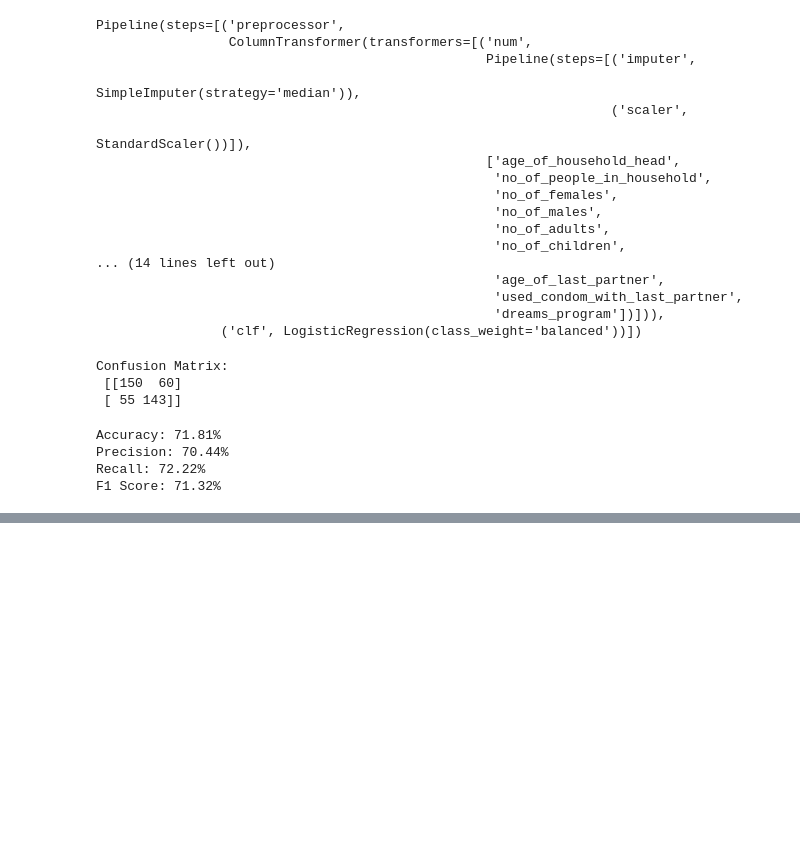
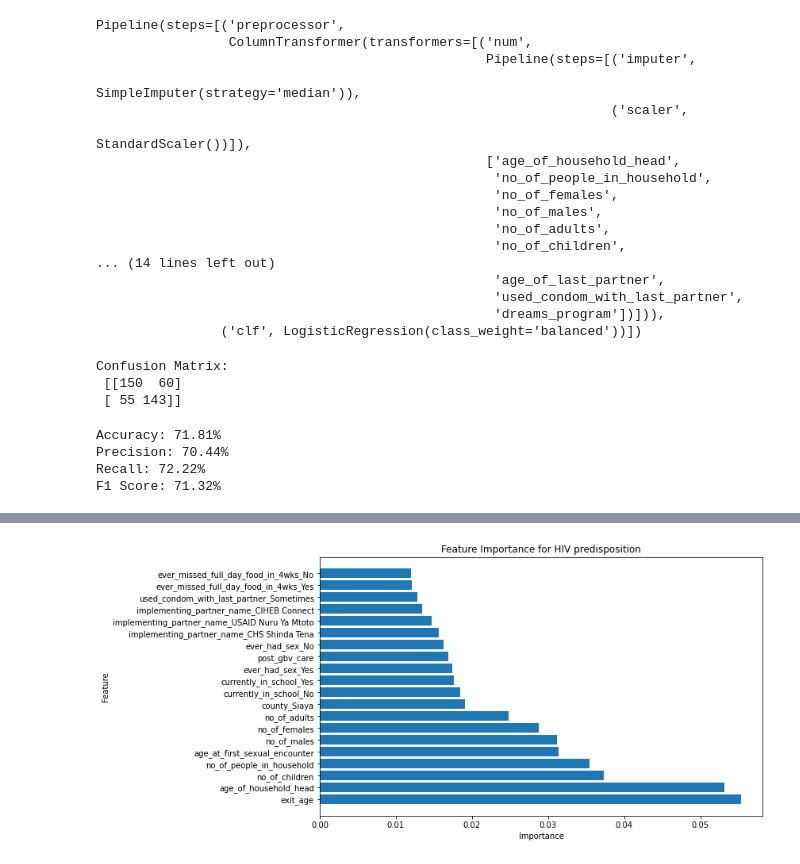
Before and after one commit to RichieRicky/DSF-PT08P5-GROUP5_CAPSTONE-PROJECT, a Jupyter notebook: felix.ipynb, the cells around one changed output, grey strips where cells are left out. Drawn from its saved outputs; the diff is of its cells as text; code cells hidden in the pictures; blank space fills up the shorter version.

```diff
--- a/felix.ipynb
+++ b/felix.ipynb
@@ -327,0 +433,11 @@ F1 Score: 71.32%
+# %%
+encoded_columns = rf_model.named_steps['preprocessor'].transformers_[1][1].get_feature_names_out(X.select_dtypes(include=['object']).columns)
+# %%
+# Combine the numeric and encoded categorical columns
+feature_names = list(X.select_dtypes(include=['int64', 'float64']).columns) + list(encoded_columns)
+# %%
+# Create a DataFrame for better readability
+importance_df = pd.DataFrame({
+    'Feature': feature_names,
+    'Importance': importances
+}).sort_values(by='Importance', ascending=False)
@@ -327,0 +460,12 @@ F1 Score: 71.32%
+# %%
+importance_df = importance_df.head(20)
+# %%
+# Plot the feature importances
+plt.figure(figsize=(10, 6))
+plt.barh(importance_df['Feature'], importance_df['Importance'])
+plt.xlabel('Importance')
+plt.ylabel('Feature')
+plt.title('Feature Importance for HIV predisposition')
+plt.show()
+# %% [output]
+[figure, added]
```
Also changed, not shown: parts of 18 cells of this notebook.
